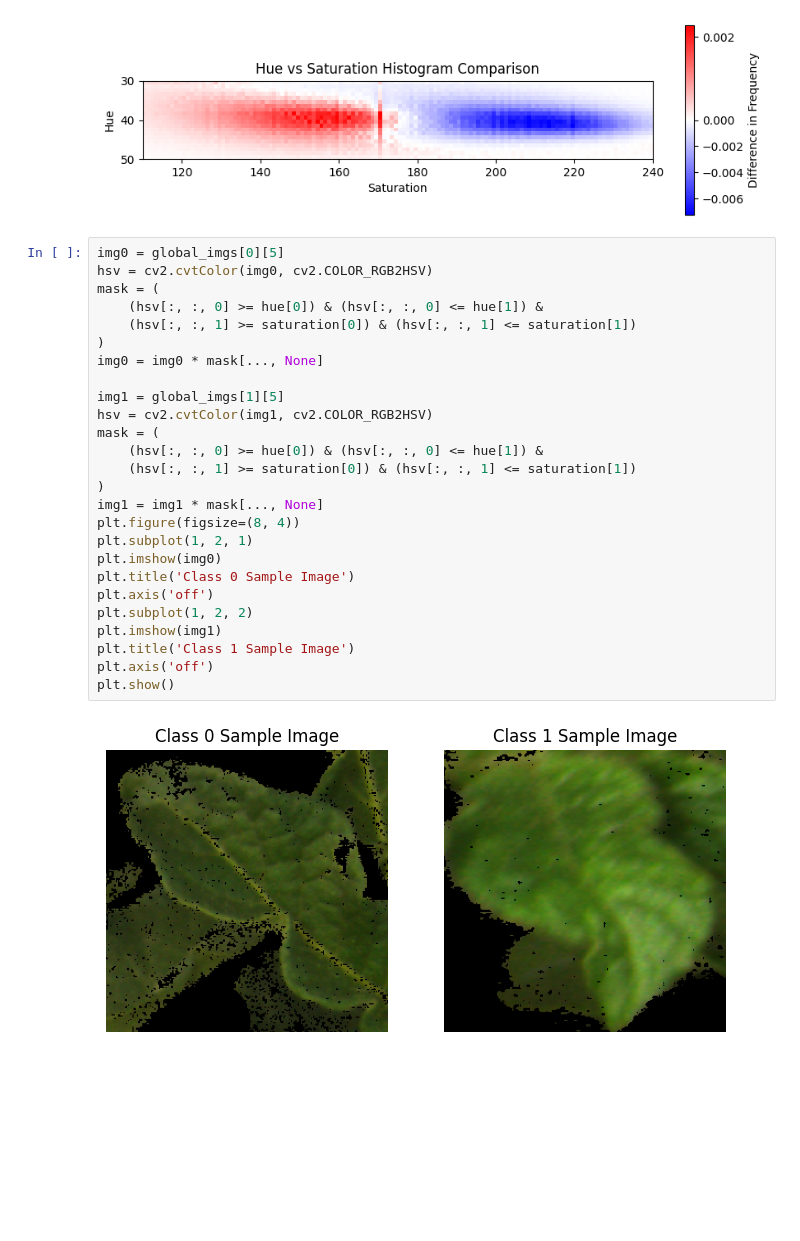
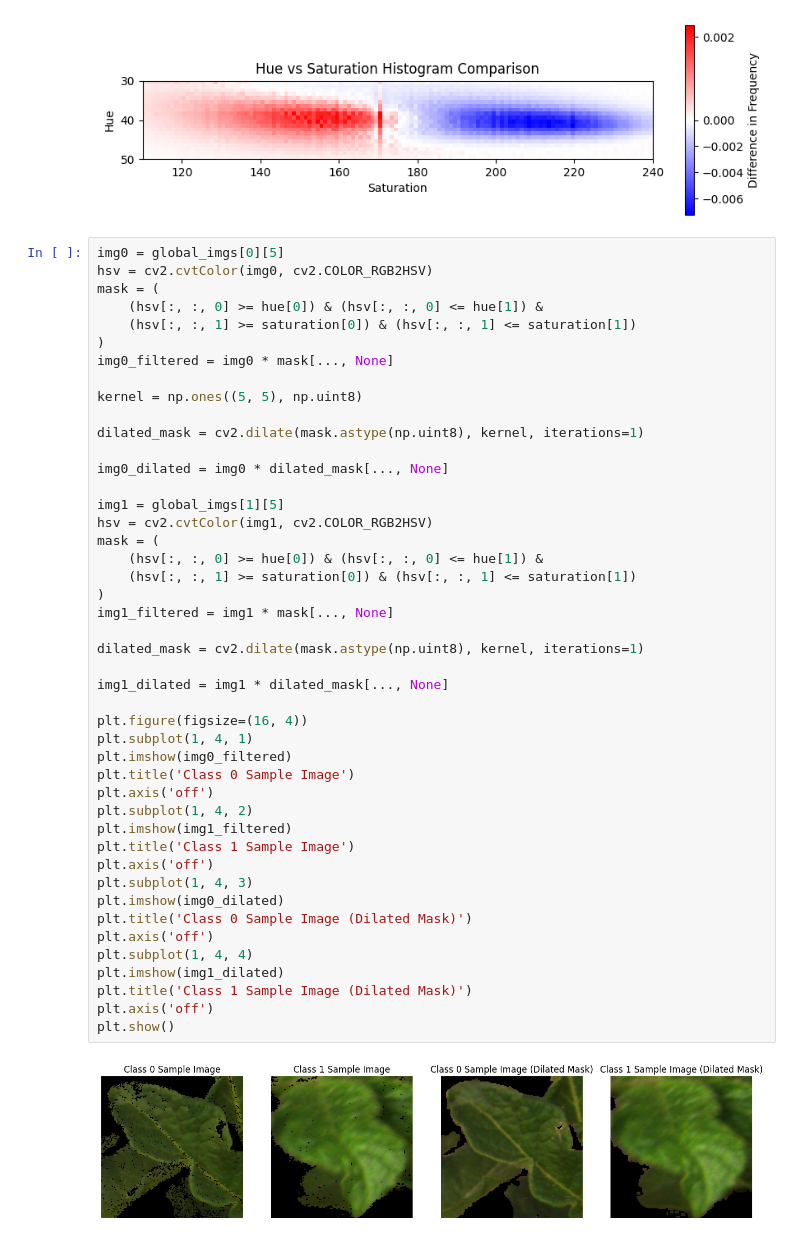
Before and after one commit to MartMonster/AlphaTreeLVQ, a Jupyter notebook: hist.ipynb, the cells around one changed output. Drawn from its saved outputs; the diff is of its cells as text; blank space fills up the shorter version.

Commit message:
added dilation to mask

```diff
--- a/hist.ipynb
+++ b/hist.ipynb
@@ -136,29 +137,48 @@ Text(0.5, 1.0, 'Hue vs Saturation Histogram Comparison')
 # %%
 img0 = global_imgs[0][5]
 hsv = cv2.cvtColor(img0, cv2.COLOR_RGB2HSV)
 mask = (
     (hsv[:, :, 0] >= hue[0]) & (hsv[:, :, 0] <= hue[1]) &
     (hsv[:, :, 1] >= saturation[0]) & (hsv[:, :, 1] <= saturation[1])
 )
-img0 = img0 * mask[..., None]
+img0_filtered = img0 * mask[..., None]
+
+kernel = np.ones((5, 5), np.uint8)
+
+dilated_mask = cv2.dilate(mask.astype(np.uint8), kernel, iterations=1)
+
+img0_dilated = img0 * dilated_mask[..., None]
 
 img1 = global_imgs[1][5]
 hsv = cv2.cvtColor(img1, cv2.COLOR_RGB2HSV)
 mask = (
     (hsv[:, :, 0] >= hue[0]) & (hsv[:, :, 0] <= hue[1]) &
     (hsv[:, :, 1] >= saturation[0]) & (hsv[:, :, 1] <= saturation[1])
 )
-img1 = img1 * mask[..., None]
-plt.figure(figsize=(8, 4))
-plt.subplot(1, 2, 1)
-plt.imshow(img0)
+img1_filtered = img1 * mask[..., None]
+
+dilated_mask = cv2.dilate(mask.astype(np.uint8), kernel, iterations=1)
+
+img1_dilated = img1 * dilated_mask[..., None]
+
+plt.figure(figsize=(16, 4))
+plt.subplot(1, 4, 1)
+plt.imshow(img0_filtered)
 plt.title('Class 0 Sample Image')
 plt.axis('off')
-plt.subplot(1, 2, 2)
-plt.imshow(img1)
+plt.subplot(1, 4, 2)
+plt.imshow(img1_filtered)
 plt.title('Class 1 Sample Image')
 plt.axis('off')
+plt.subplot(1, 4, 3)
+plt.imshow(img0_dilated)
+plt.title('Class 0 Sample Image (Dilated Mask)')
+plt.axis('off')
+plt.subplot(1, 4, 4)
+plt.imshow(img1_dilated)
+plt.title('Class 1 Sample Image (Dilated Mask)')
+plt.axis('off')
 plt.show()
 # %% [output]
-[figure, old version]
+[figure, new version]
 # %%
```
Also changed, not shown: parts of 6 cells of this notebook, 2 other files.
